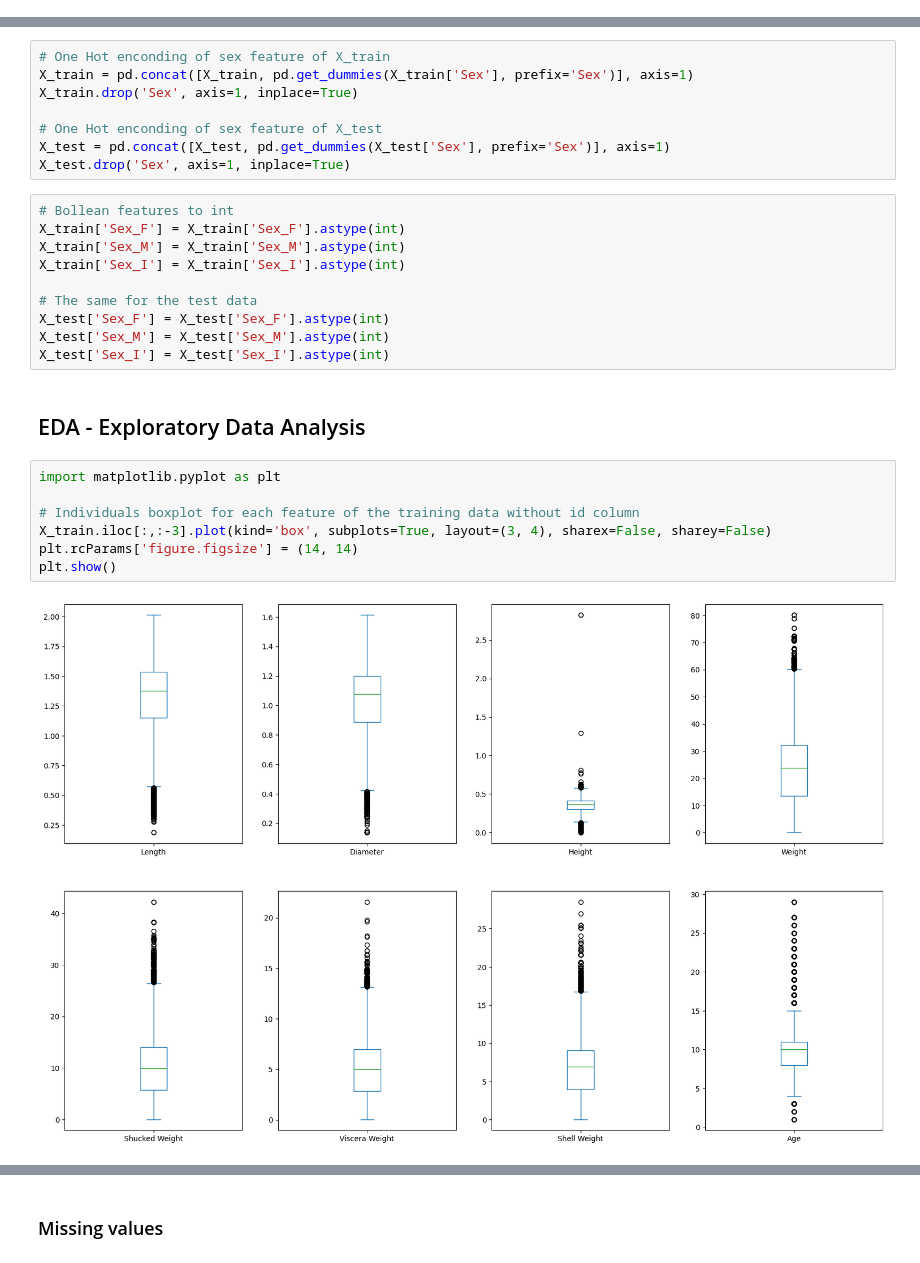
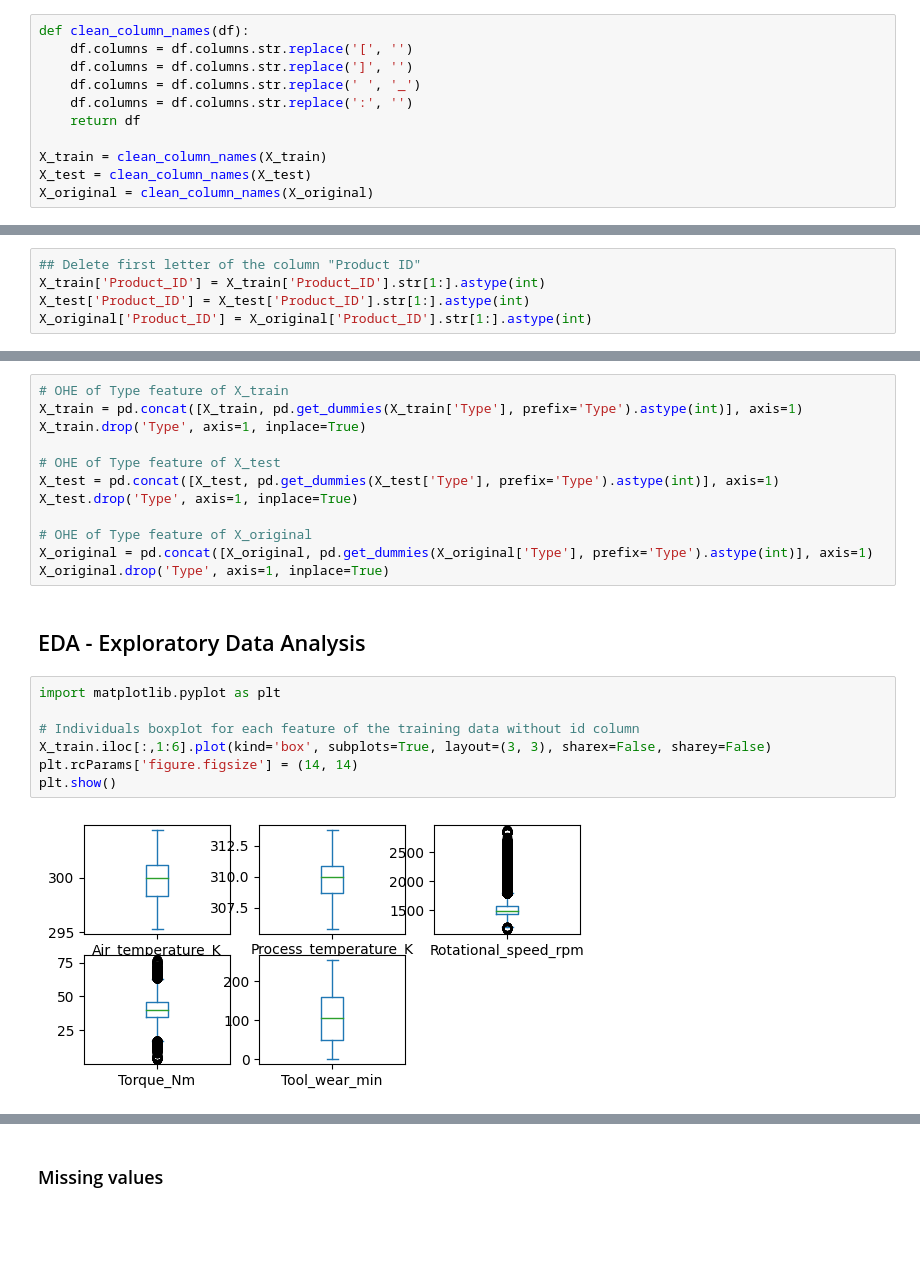
Before and after one commit to JMViJi/Binary-Classification-of-Machine-Failures, a Jupyter notebook: Binary classification of machine learning - Part1.ipynb, the cells around one changed output, grey strips where cells are left out. Saved outputs shown, nothing was run; the diff lists cells and outputs as text; blank space fills up the shorter version.

```diff
--- a/Binary classification of machine learning - Part1.ipynb
+++ b/Binary classification of machine learning - Part1.ipynb
@@ -59,6 +57,17 @@ X_original = pd.read_csv('input/CrabAgePrediction.csv')
 X_test = pd.read_csv('input/test.csv')
 
 id_test = X_test['id']
+# %%
+def clean_column_names(df):
+    df.columns = df.columns.str.replace('[', '')
+    df.columns = df.columns.str.replace(']', '')
+    df.columns = df.columns.str.replace(' ', '_')
+    df.columns = df.columns.str.replace(':', '')
+    return df
+
+X_train = clean_column_names(X_train)
+X_test = clean_column_names(X_test)
+X_original = clean_column_names(X_original)
 # %%
 # Shape of the data
 print('Shape of the training data: ', X_train.shape)
@@ -130,0 +161,5 @@ X_test.drop(['id'], axis=1, inplace=True)
+# %%
+## Delete first letter of the column "Product ID"
+X_train['Product_ID'] = X_train['Product_ID'].str[1:].astype(int)
+X_test['Product_ID'] = X_test['Product_ID'].str[1:].astype(int)
+X_original['Product_ID'] = X_original['Product_ID'].str[1:].astype(int)
@@ -133,31 +174,25 @@ X_test.drop(['id'], axis=1, inplace=True)
 # %%
-# One Hot enconding of sex feature of X_train
-X_train = pd.concat([X_train, pd.get_dummies(X_train['Sex'], prefix='Sex')], axis=1)
-X_train.drop('Sex', axis=1, inplace=True)
+# OHE of Type feature of X_train
+X_train = pd.concat([X_train, pd.get_dummies(X_train['Type'], prefix='Type').astype(int)], axis=1)
+X_train.drop('Type', axis=1, inplace=True)
 
-# One Hot enconding of sex feature of X_test
-X_test = pd.concat([X_test, pd.get_dummies(X_test['Sex'], prefix='Sex')], axis=1)
-X_test.drop('Sex', axis=1, inplace=True)
+# OHE of Type feature of X_test
+X_test = pd.concat([X_test, pd.get_dummies(X_test['Type'], prefix='Type').astype(int)], axis=1)
+X_test.drop('Type', axis=1, inplace=True)
+
+# OHE of Type feature of X_original
+X_original = pd.concat([X_original, pd.get_dummies(X_original['Type'], prefix='Type').astype(int)], axis=1)
+X_original.drop('Type', axis=1, inplace=True)
-# %%
-# Bollean features to int
-X_train['Sex_F'] = X_train['Sex_F'].astype(int)
-X_train['Sex_M'] = X_train['Sex_M'].astype(int)
-X_train['Sex_I'] = X_train['Sex_I'].astype(int)
-
-# The same for the test data
-X_test['Sex_F'] = X_test['Sex_F'].astype(int)
-X_test['Sex_M'] = X_test['Sex_M'].astype(int)
-X_test['Sex_I'] = X_test['Sex_I'].astype(int)
 # %% [markdown]
 ## EDA - Exploratory Data Analysis
 # %%
 import matplotlib.pyplot as plt
 
 # Individuals boxplot for each feature of the training data without id column
-X_train.iloc[:,:-3].plot(kind='box', subplots=True, layout=(3, 4), sharex=False, sharey=False)
+X_train.iloc[:,1:6].plot(kind='box', subplots=True, layout=(3, 3), sharex=False, sharey=False)
 plt.rcParams['figure.figsize'] = (14, 14)
 plt.show()
 # %% [output]
-[figure, old version]
+[figure, new version]
 # %%
 # Density function for each feature of the training data without id column
```
Also changed, not shown: parts of 63 cells of this notebook, 4 other files.
